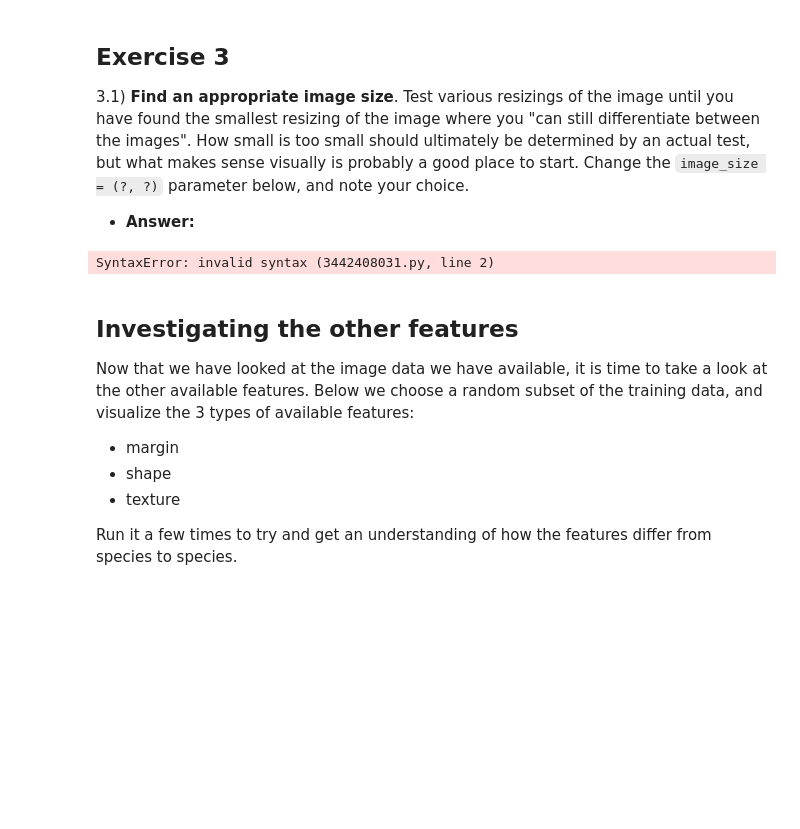
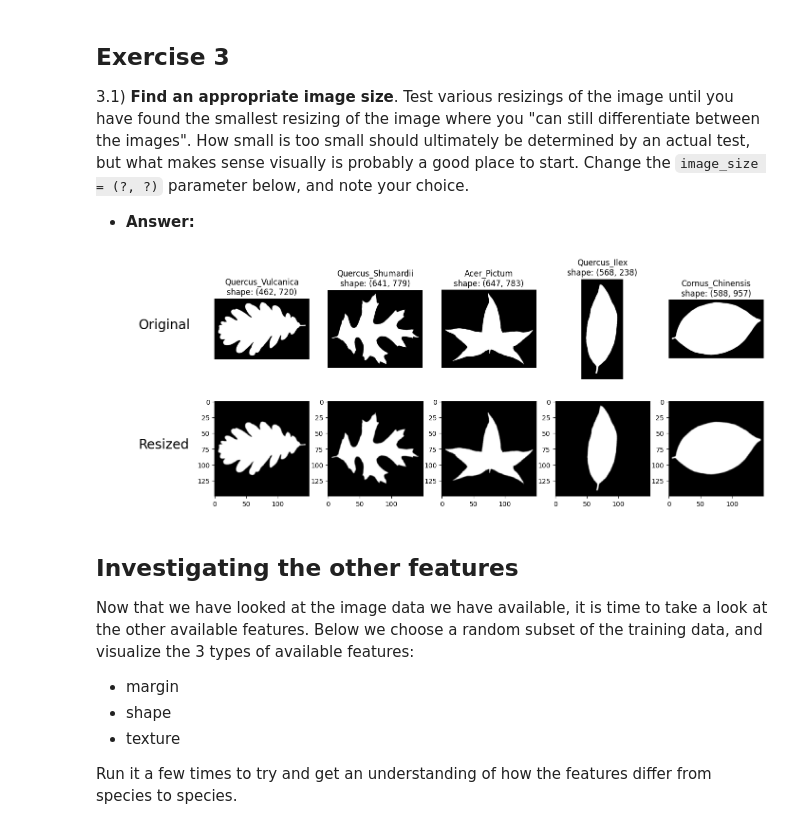
Before and after one commit to busterbn/deep-learning, a Jupyter notebook: Week8 Mini Project/8.1 Kaggle Leaf Challenge.ipynb, the cells around one changed output. Cells and saved outputs as stored; diff of their text form; code cells hidden in the pictures; blank space fills up the shorter version.

```diff
--- a/Week8 Mini Project/8.1 Kaggle Leaf Challenge.ipynb
+++ b/Week8 Mini Project/8.1 Kaggle Leaf Challenge.ipynb
@@ -163,7 +234,7 @@ Change the `image_size = (?, ?)` parameter below, and note your choice.
  * **Answer:**
 # %%
 ## Image pre-processing
-image_size = (?, ?)  # <-- YOUR CODE HERE
+image_size = (150, 150)  # <-- YOUR CODE HERE
 
 # Amount of images
 amount = 5
@@ -174,34 +245,34 @@ fig = plt.figure(figsize=(18, 6))
 
 # Save original images in the figure
 ax = plt.subplot(2, amount + 1, 1)
 txt = ax.text(0.4, 0.5, 'Original', fontsize=20)
 txt.set_clip_on(False)
 plt.axis('off')
 for i, path in enumerate(image_sample):
     plt.subplot(2, amount + 1, i + 2)
     image = imread(path, as_gray=True)
     plt.imshow(image, cmap='gray')
     _id = int(path.split('/')[-1].split('.')[0])
     plt.title("{0}\nshape: {1}".format(train[train.id == _id].species.values[0], image.shape))
     plt.axis('off')
 
 # Save resized images in the figure
 ax = plt.subplot(2, amount + 1, len(image_sample) + 2)
 txt = ax.text(0.4, 0.5, 'Resized', fontsize=20)
 txt.set_clip_on(False)
 plt.axis('off')
 for i, path in enumerate(image_sample):
     i += len(image_sample) + 3
     plt.subplot(2, amount + 1, i)
     image = imread(path, as_gray=True)
     image = data_utils.pad2square(image)  # Make the image square
     image = resize(image, output_shape=image_size, mode='reflect', anti_aliasing=True)  # resizes the image
     plt.imshow(image, cmap='gray')
 
 # Show plot
 plt.show()
 # %% [output]
-SyntaxError: invalid syntax (3442408031.py, line 2)
+[figure, added]
 # %% [markdown]
 ## Investigating the other features
 
```
Also changed, not shown: parts of 18 cells of this notebook.
